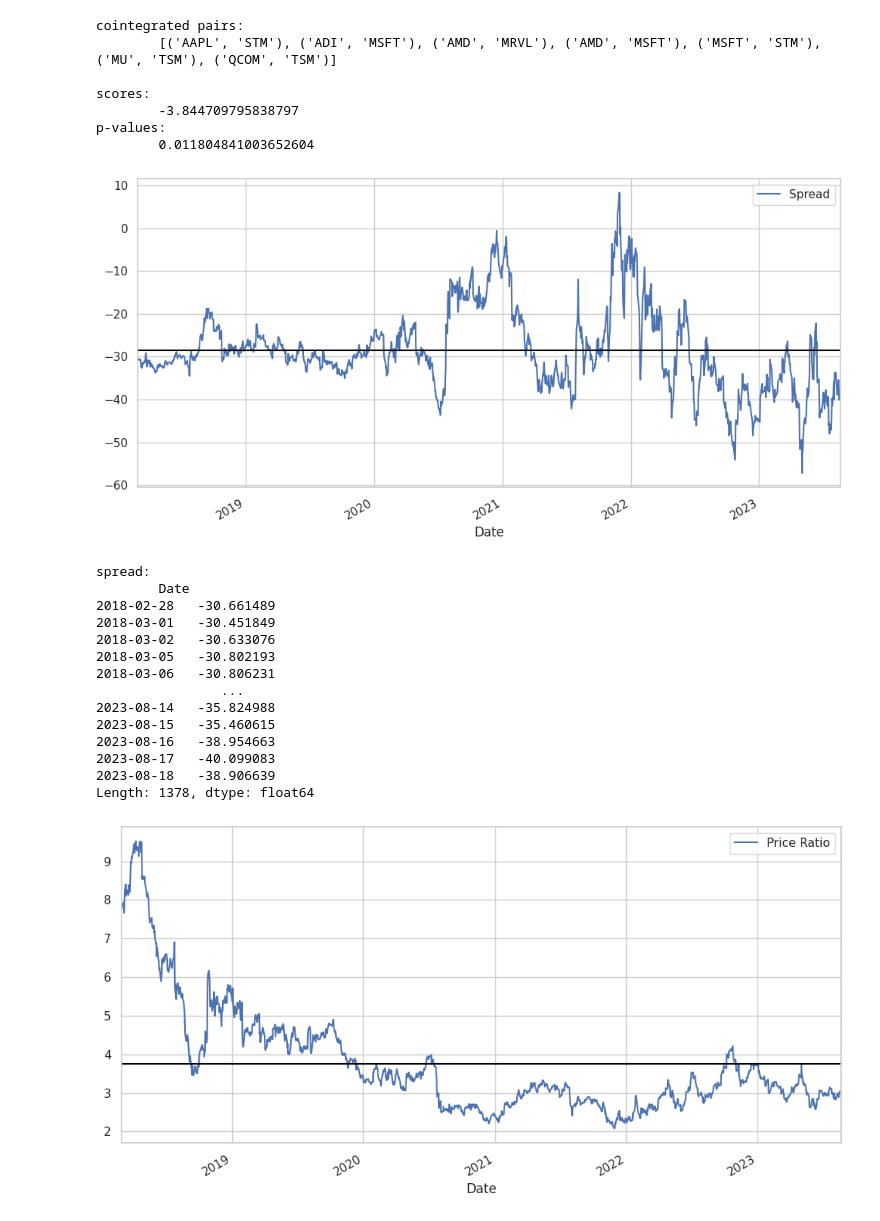
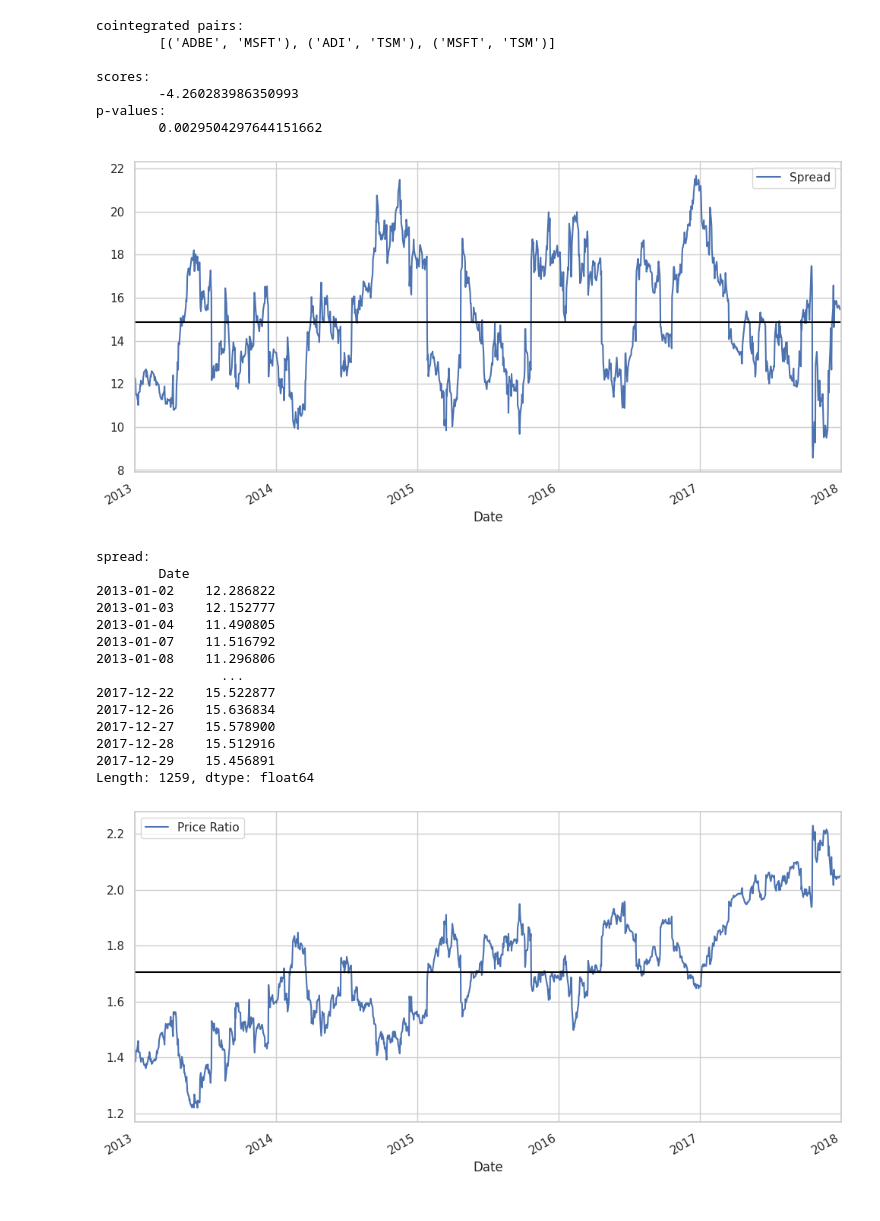
Before and after one commit to KordelFranceTech/GoldiloxFund, a Jupyter notebook: StatArbExample.ipynb, the cells around one changed output. Cells and saved outputs as stored; diff of their text form; code cells hidden in the pictures.

```diff
--- a/StatArbExample.ipynb
+++ b/StatArbExample.ipynb
@@ -25,11 +25,11 @@ N_DAYS: int = 2000
 Z_SCORE_BUY_RATIO: float = 1.0
 Z_SCORE_SELL_RATIO: float = -1.0
 Z_SCORE_EXIT_RATIO: float = 0.75
-# start_date = datetime.datetime(2013, 1, 1)
-# end_date = datetime.datetime(2018, 1, 1)
-start_date = datetime.datetime.now() - datetime.timedelta(days=N_DAYS)
-start_date = datetime.datetime(start_date.year, start_date.month, start_date.day)
-end_date = datetime.datetime(datetime.datetime.today().year, datetime.datetime.today().month, datetime.datetime.today().day)
+start_date = datetime.datetime(2013, 1, 1)
+end_date = datetime.datetime(2018, 1, 1)
+# start_date = datetime.datetime.now() - datetime.timedelta(days=N_DAYS)
+# start_date = datetime.datetime(start_date.year, start_date.month, start_date.day)
+# end_date = datetime.datetime(datetime.datetime.today().year, datetime.datetime.today().month, datetime.datetime.today().day)
 
 
 
@@ -308,8 +308,8 @@ def backtest_stat_arb_v2(S1, S2, window1, window2):
 
 
 if __name__ == "__main__":
-    ticker_a: str = "MSFT"
-    ticker_b: str = "AMD"
+    ticker_a: str = "ADBE"
+    ticker_b: str = "MSFT"
     # tickers: list = [ticker_a, ticker_b]
     # tickers = ['AAPL', 'ADBE', 'ORCL', 'EBAY', 'MSFT', 'QCOM', 'HPQ', 'JNPR', 'AMD', 'IBM', 'SPY', 'NVDA']
     tickers: list = ['INTC',
@@ -323,6 +323,7 @@ if __name__ == "__main__":
                      'MRVL',
                      'MU',
                      'AAPL',
+                     'ADBE',
                      'MSFT']
     df = pdr.get_data_yahoo(tickers, start_date, end_date)['Close']
     df.tail()
@@ -348,25 +349,25 @@ if __name__ == "__main__":
 cointegrated pairs:
-        [('AAPL', 'STM'), ('ADI', 'MSFT'), ('AMD', 'MRVL'), ('AMD', 'MSFT'), ('MSFT', 'STM'), ('MU', 'TSM'), ('QCOM', 'TSM')]
+        [('ADBE', 'MSFT'), ('ADI', 'TSM'), ('MSFT', 'TSM')]
 
 scores:
-        -3.844709795838797
+        -4.260283986350993
 p-values:
-        0.011804841003652604
+        0.0029504297644151662
-[figure, old version]
+[figure, new version]
 spread:
         Date
-2018-02-28   -30.661489
-2018-03-01   -30.451849
-2018-03-02   -30.633076
-2018-03-05   -30.802193
-2018-03-06   -30.806231
+2013-01-02    12.286822
+2013-01-03    12.152777
+2013-01-04    11.490805
+2013-01-07    11.516792
+2013-01-08    11.296806
                 ...
-2023-08-14   -35.824988
-2023-08-15   -35.460615
-2023-08-16   -38.954663
-2023-08-17   -40.099083
-2023-08-18   -38.906639
-Length: 1378, dtype: float64
+2017-12-22    15.522877
+2017-12-26    15.636834
+2017-12-27    15.578900
+2017-12-28    15.512916
+2017-12-29    15.456891
+Length: 1259, dtype: float64
-[figure, old version]
+[figure, new version]
 ratios:
         Date
```
Also changed, not shown: parts of 1 cell of this notebook.
